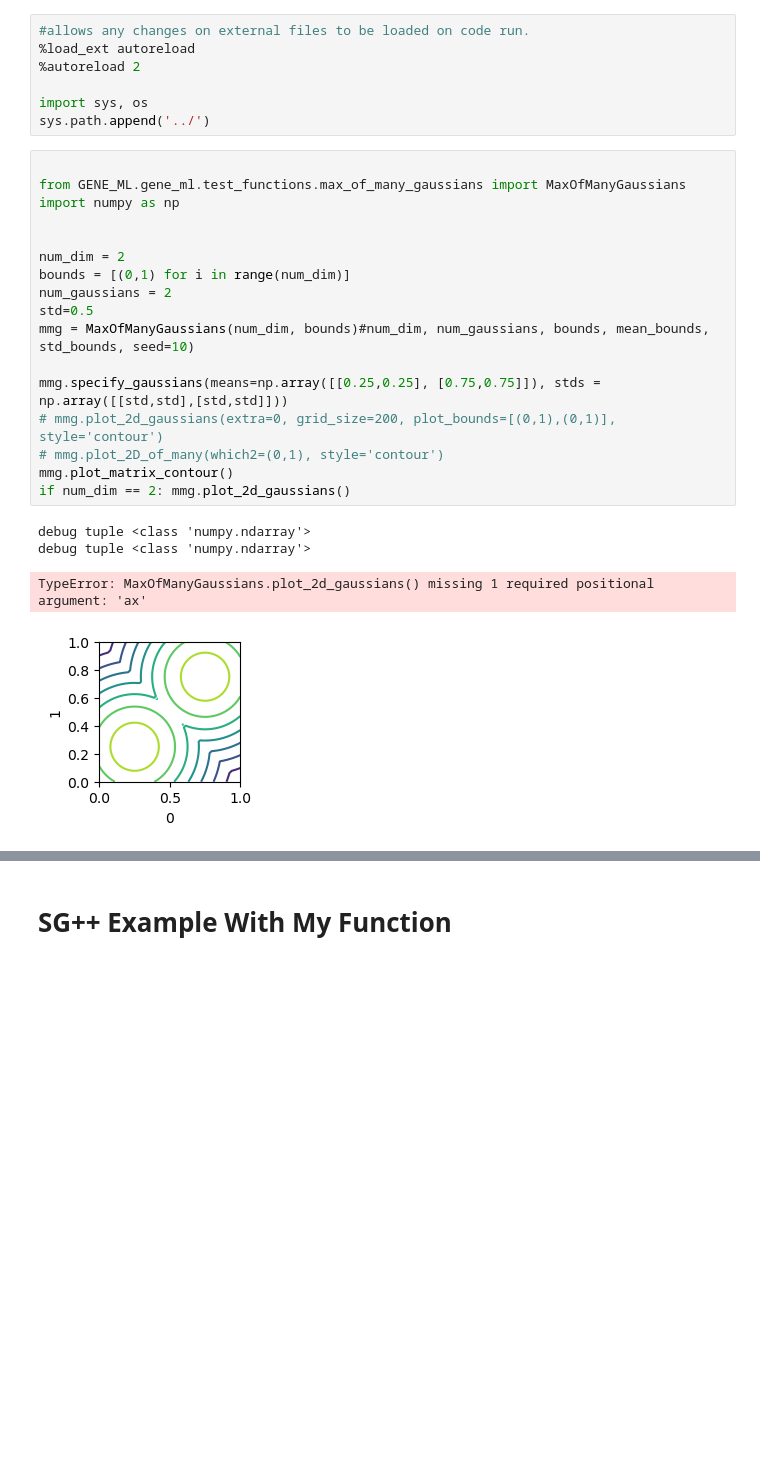
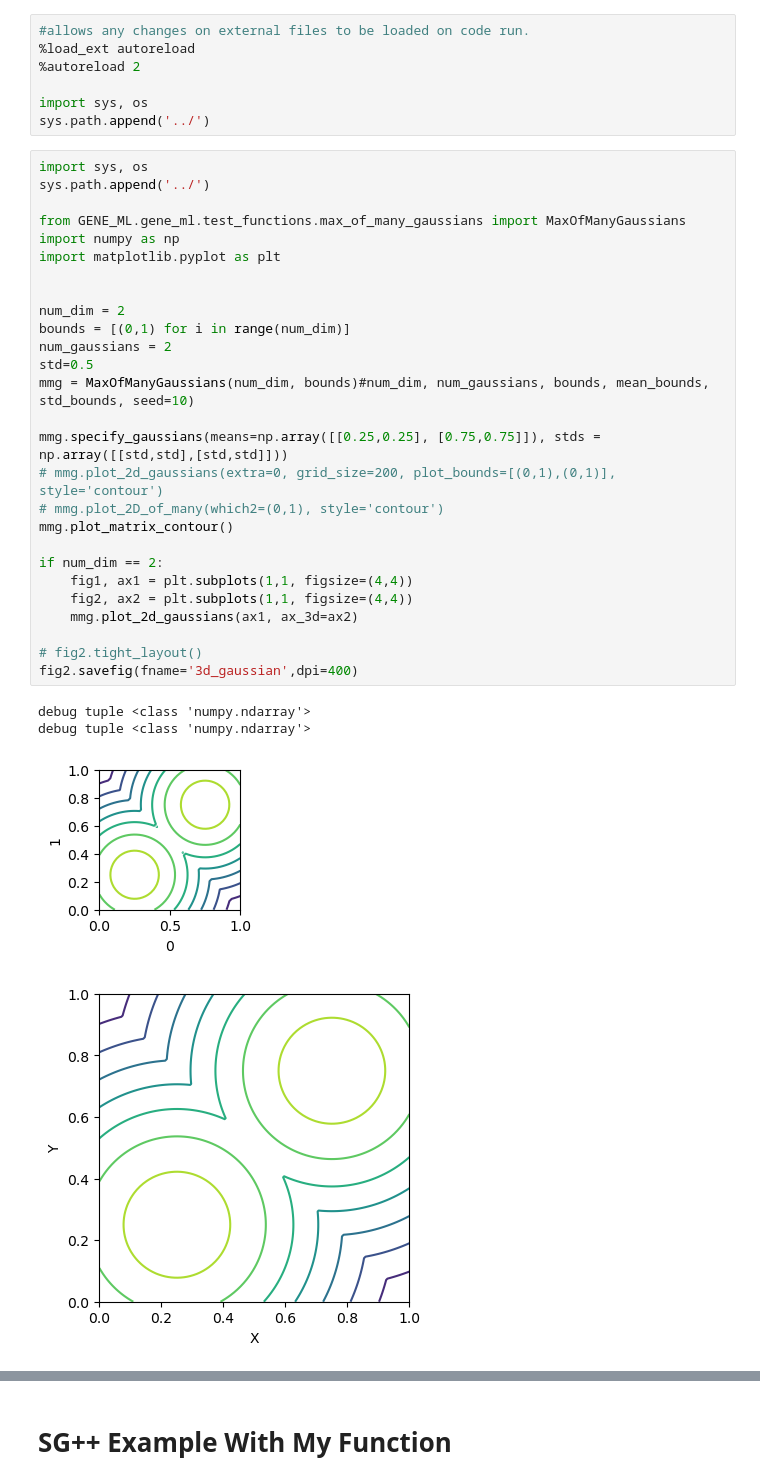
Before and after one commit to DanHarJor/GENE_UQ, a Jupyter notebook: SGPP_testing/SG++refinement.ipynb, the cells around one changed output, grey strips where cells are left out. Saved outputs shown, nothing was run; the diff lists cells and outputs as text; blank space fills up the shorter version.

```diff
--- a/SGPP_testing/SG++refinement.ipynb
+++ b/SGPP_testing/SG++refinement.ipynb
@@ -9,24 +9,34 @@ https://sgpp.github.io/SGpp/example_combigrid_py.html
 import sys, os
 sys.path.append('../')
 # %%
+import sys, os
+sys.path.append('../')
 
 from GENE_ML.gene_ml.test_functions.max_of_many_gaussians import MaxOfManyGaussians
 import numpy as np
+import matplotlib.pyplot as plt
 
 
 num_dim = 2
 bounds = [(0,1) for i in range(num_dim)]
 num_gaussians = 2
 std=0.5
 mmg = MaxOfManyGaussians(num_dim, bounds)#num_dim, num_gaussians, bounds, mean_bounds, std_bounds, seed=10)
 
 mmg.specify_gaussians(means=np.array([[0.25,0.25], [0.75,0.75]]), stds = np.array([[std,std],[std,std]]))
 # mmg.plot_2d_gaussians(extra=0, grid_size=200, plot_bounds=[(0,1),(0,1)], style='contour')
 # mmg.plot_2D_of_many(which2=(0,1), style='contour')
 mmg.plot_matrix_contour()
-if num_dim == 2: mmg.plot_2d_gaussians()
+
+if num_dim == 2:
+    fig1, ax1 = plt.subplots(1,1, figsize=(4,4))
+    fig2, ax2 = plt.subplots(1,1, figsize=(4,4))
+    mmg.plot_2d_gaussians(ax1, ax_3d=ax2)
+
+# fig2.tight_layout()
+fig2.savefig(fname='3d_gaussian',dpi=400)
 # %% [output]
 debug tuple <class 'numpy.ndarray'>
 debug tuple <class 'numpy.ndarray'>
-TypeError: MaxOfManyGaussians.plot_2d_gaussians() missing 1 required positional argument: 'ax'
 [figure]
+[figure, added]
```
Also changed, not shown: parts of 18 cells of this notebook, 3 other files.
